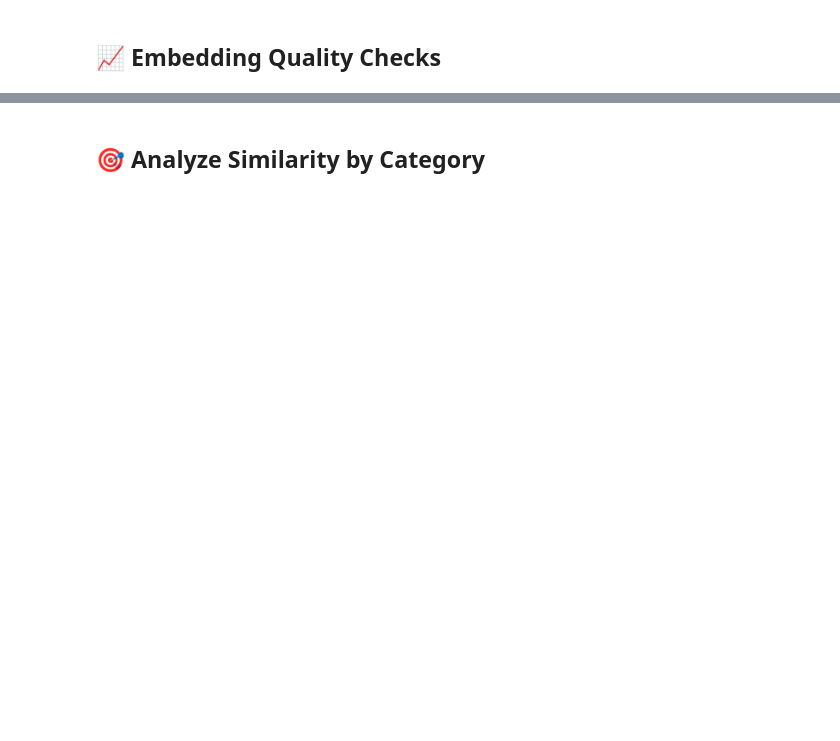
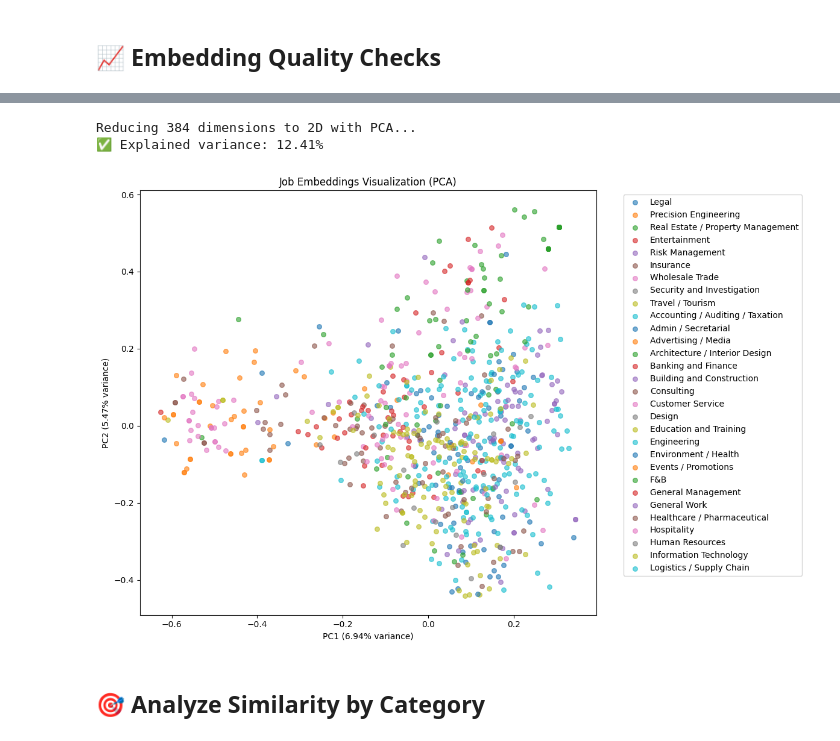
Before and after one commit to Min47/SG-JobMarket-DataScienceProject, a Jupyter notebook: notebooks/nlp_test_embeddings.ipynb, the cells around one changed output, grey strips where cells are left out. Saved outputs shown, nothing was run; the diff lists cells and outputs as text; code cells hidden in the pictures; blank space fills up the shorter version.

```diff
--- a/notebooks/nlp_test_embeddings.ipynb
+++ b/notebooks/nlp_test_embeddings.ipynb
@@ -228,27 +434,36 @@ plt.show()
 # %%
 # Reduce to 2D using PCA
 print("Reducing 384 dimensions to 2D with PCA...")
 pca = PCA(n_components=2, random_state=42)
 embeddings_2d = pca.fit_transform(embeddings_matrix)
 
 df['pca_1'] = embeddings_2d[:, 0]
 df['pca_2'] = embeddings_2d[:, 1]
 
+
 print(f"✅ Explained variance: {pca.explained_variance_ratio_.sum():.2%}")
+
+# Good values:
+# >30% total variance in 2D → Good separation
+# <20% total variance → Data is very high-dimensional, 2D plot may be misleading
 
 # Plot by job classification
 plt.figure(figsize=(12, 8))
-for classification in df['job_classification'].dropna().unique()[:10]:
+for classification in df['job_classification'].dropna().unique()[:30]:
     subset = df[df['job_classification'] == classification]
     plt.scatter(subset['pca_1'], subset['pca_2'],
-                label=classification, alpha=0.6, s=30)
+                label=classification, alpha=0.6, s=30) # Alpha = transparency level, s = size
 
-plt.xlabel(f'PC1 ({pca.explained_variance_ratio_[0]:.1%} variance)')
-plt.ylabel(f'PC2 ({pca.explained_variance_ratio_[1]:.1%} variance)')
+plt.xlabel(f'PC1 ({pca.explained_variance_ratio_[0]:.2%} variance)')
+plt.ylabel(f'PC2 ({pca.explained_variance_ratio_[1]:.2%} variance)')
 plt.title('Job Embeddings Visualization (PCA)')
-plt.legend(bbox_to_anchor=(1.05, 1), loc='upper left')
+plt.legend(bbox_to_anchor=(1.05, 1), loc='upper left') # bbox_to_anchor to place legend outside of x, y # loc is allignment
 plt.tight_layout()
 plt.show()
+# %% [output]
+Reducing 384 dimensions to 2D with PCA...
+✅ Explained variance: 12.41%
+[figure, added]
 # %% [markdown]
 ## 🎯 Analyze Similarity by Category
 # %%
```
Also changed, not shown: parts of 11 cells of this notebook.
